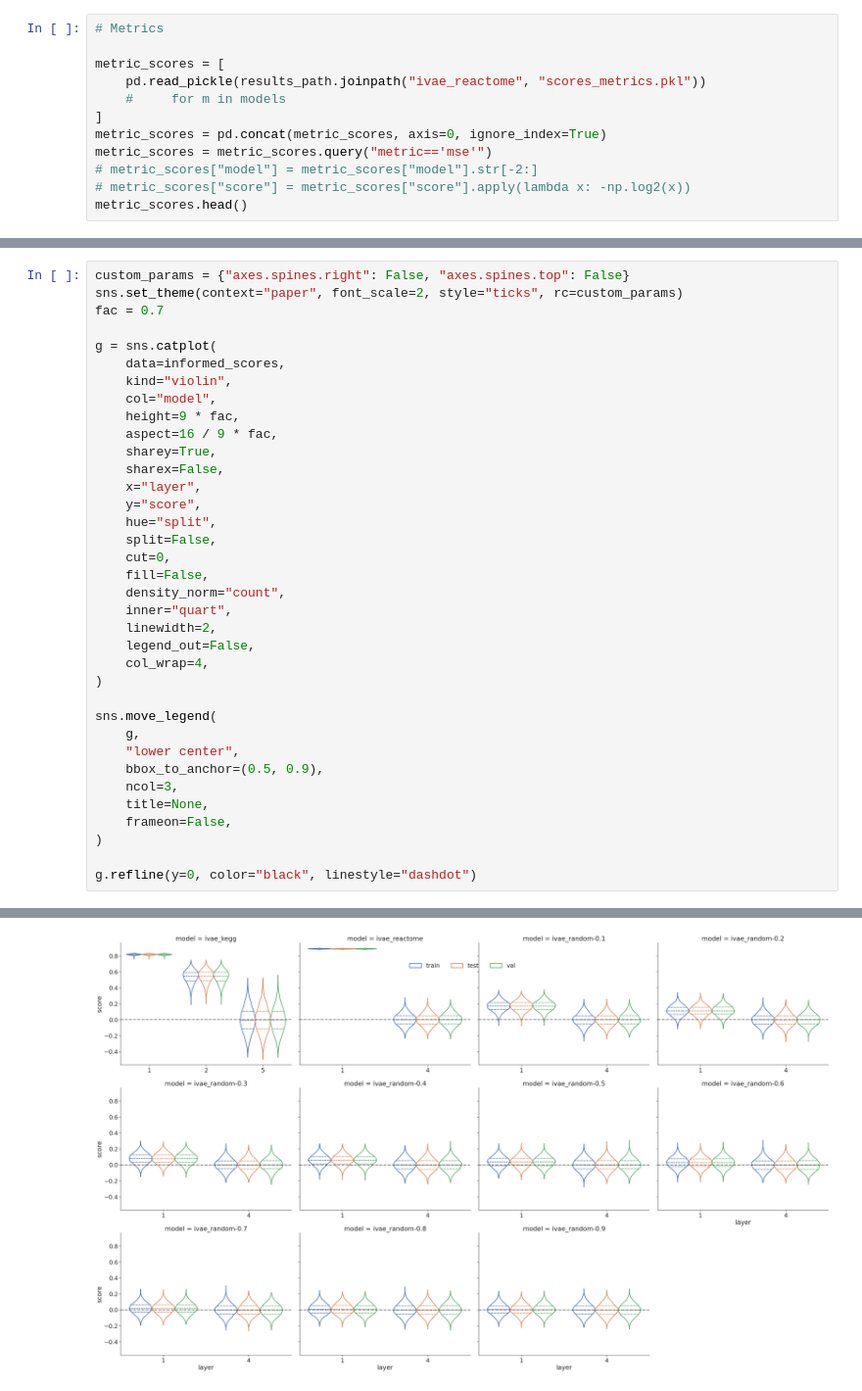
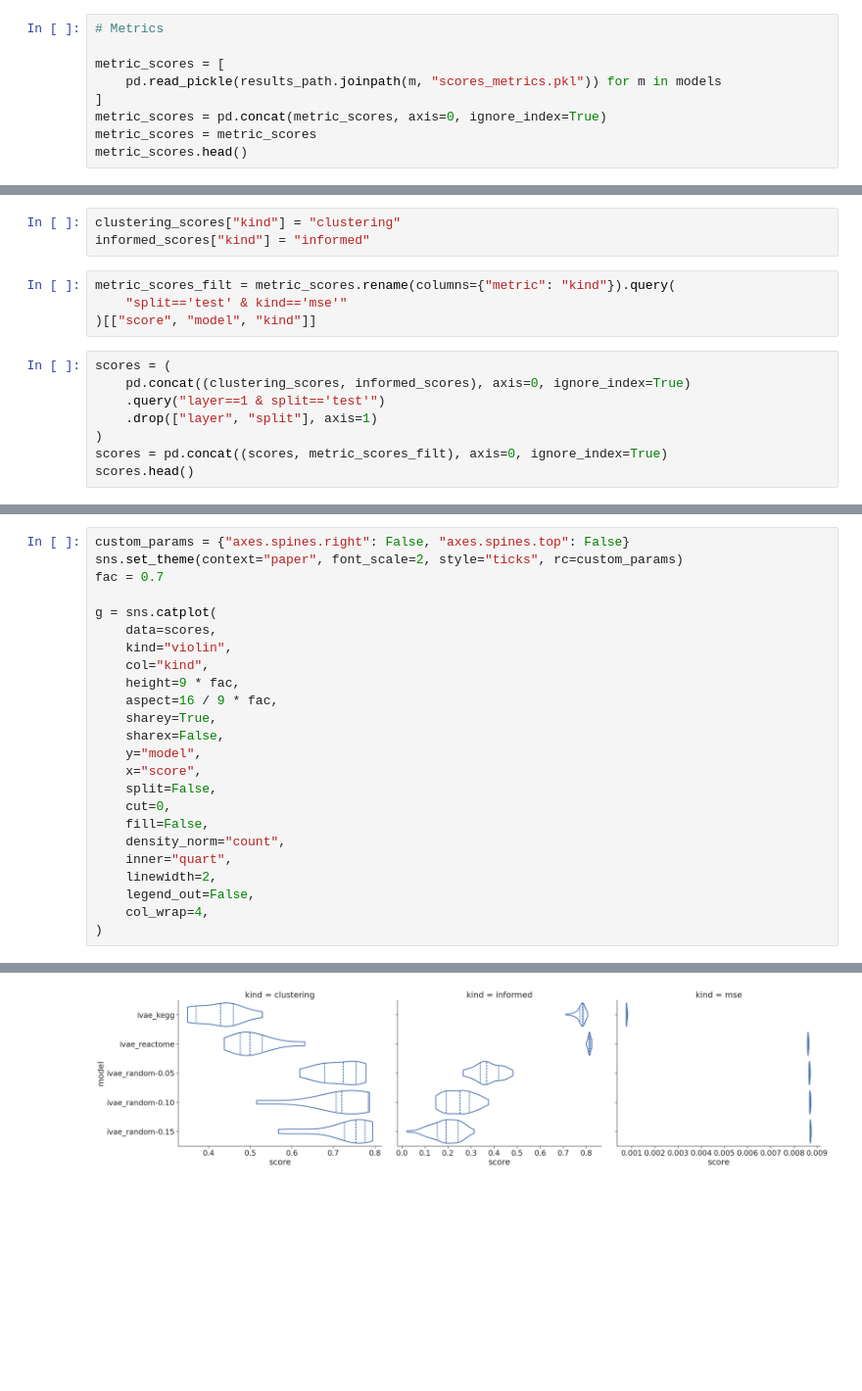
Before and after one commit to saraafdezz/robustness_informed_TFG, a Jupyter notebook: notebooks/02-analyze_results.ipynb, the cells around one changed output, grey strips where cells are left out. Shown: that part at 98% size. Cells and saved outputs as stored; diff of their text form; blank space fills up the shorter version.

```diff
--- a/notebooks/02-analyze_results.ipynb
+++ b/notebooks/02-analyze_results.ipynb
@@ -50,13 +56,10 @@ models
 # Metrics
 
 metric_scores = [
-    pd.read_pickle(results_path.joinpath("ivae_reactome", "scores_metrics.pkl"))
-    #     for m in models
+    pd.read_pickle(results_path.joinpath(m, "scores_metrics.pkl")) for m in models
 ]
 metric_scores = pd.concat(metric_scores, axis=0, ignore_index=True)
-metric_scores = metric_scores.query("metric=='mse'")
-# metric_scores["model"] = metric_scores["model"].str[-2:]
-# metric_scores["score"] = metric_scores["score"].apply(lambda x: -np.log2(x))
+metric_scores = metric_scores
 metric_scores.head()
 # %% [output]
 |  | seed | metric | split | score | model |
@@ -193,0 +121,15 @@ informed_scores.head()
+# %%
+clustering_scores["kind"] = "clustering"
+informed_scores["kind"] = "informed"
+# %%
+metric_scores_filt = metric_scores.rename(columns={"metric": "kind"}).query(
+    "split=='test' & kind=='mse'"
+)[["score", "model", "kind"]]
+# %%
+scores = (
+    pd.concat((clustering_scores, informed_scores), axis=0, ignore_index=True)
+    .query("layer==1 & split=='test'")
+    .drop(["layer", "split"], axis=1)
+)
+scores = pd.concat((scores, metric_scores_filt), axis=0, ignore_index=True)
+scores.head()
@@ -197,16 +146,15 @@ sns.set_theme(context="paper", font_scale=2, style="ticks", rc=custom_params)
 fac = 0.7
 
 g = sns.catplot(
-    data=informed_scores,
+    data=scores,
     kind="violin",
-    col="model",
+    col="kind",
     height=9 * fac,
     aspect=16 / 9 * fac,
     sharey=True,
     sharex=False,
-    x="layer",
-    y="score",
-    hue="split",
+    y="model",
+    x="score",
     split=False,
     cut=0,
     fill=False,
@@ -216,15 +164,4 @@ g = sns.catplot(
     legend_out=False,
     col_wrap=4,
 )
-
-sns.move_legend(
-    g,
-    "lower center",
-    bbox_to_anchor=(0.5, 0.9),
-    ncol=3,
-    title=None,
-    frameon=False,
-)
-
-g.refline(y=0, color="black", linestyle="dashdot")
 # %% [output]
@@ -232 +168 @@ g.refline(y=0, color="black", linestyle="dashdot")
-[figure, old version]
+[figure, new version]
```
Also changed, not shown: parts of 18 cells of this notebook, 2 other files.
